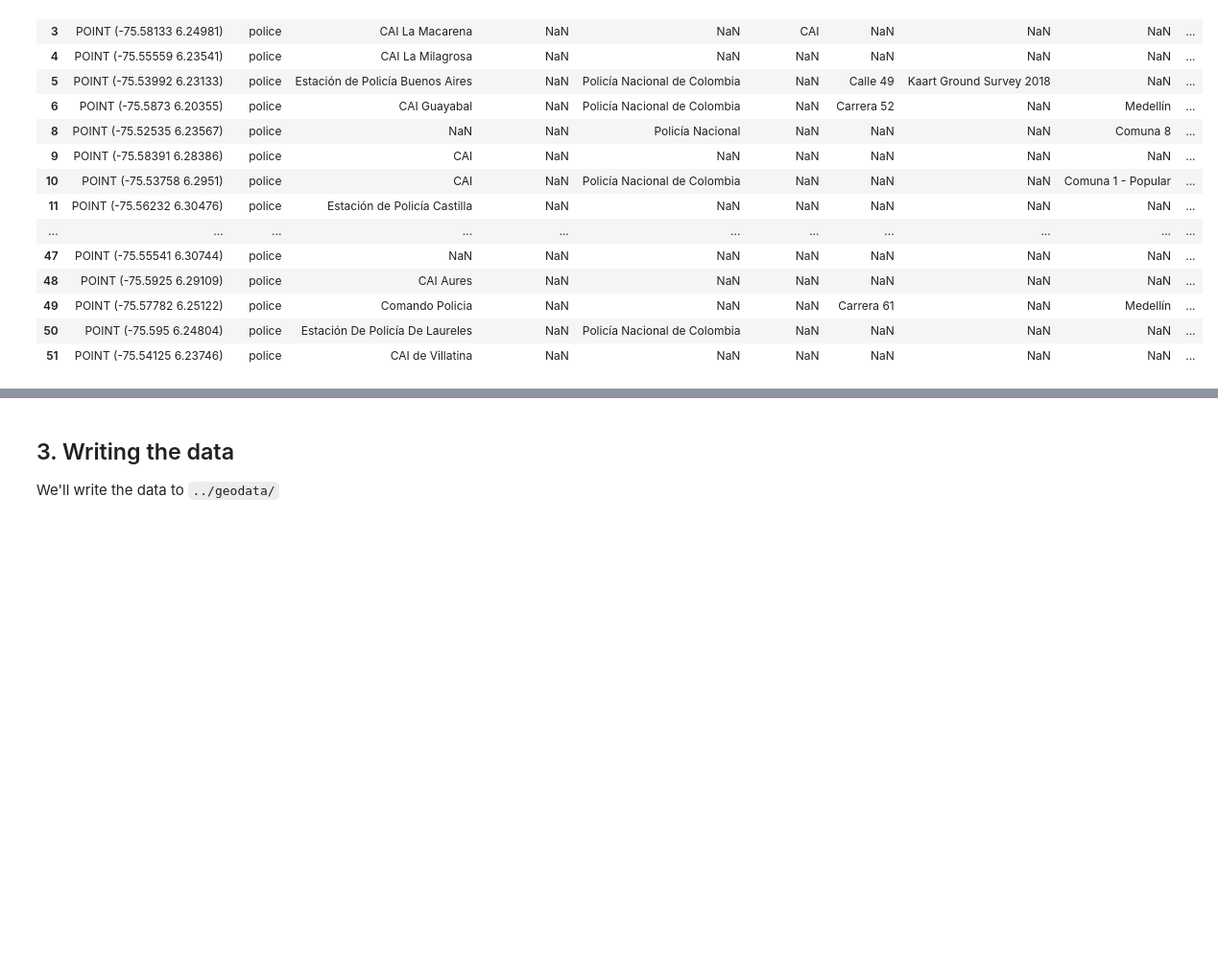
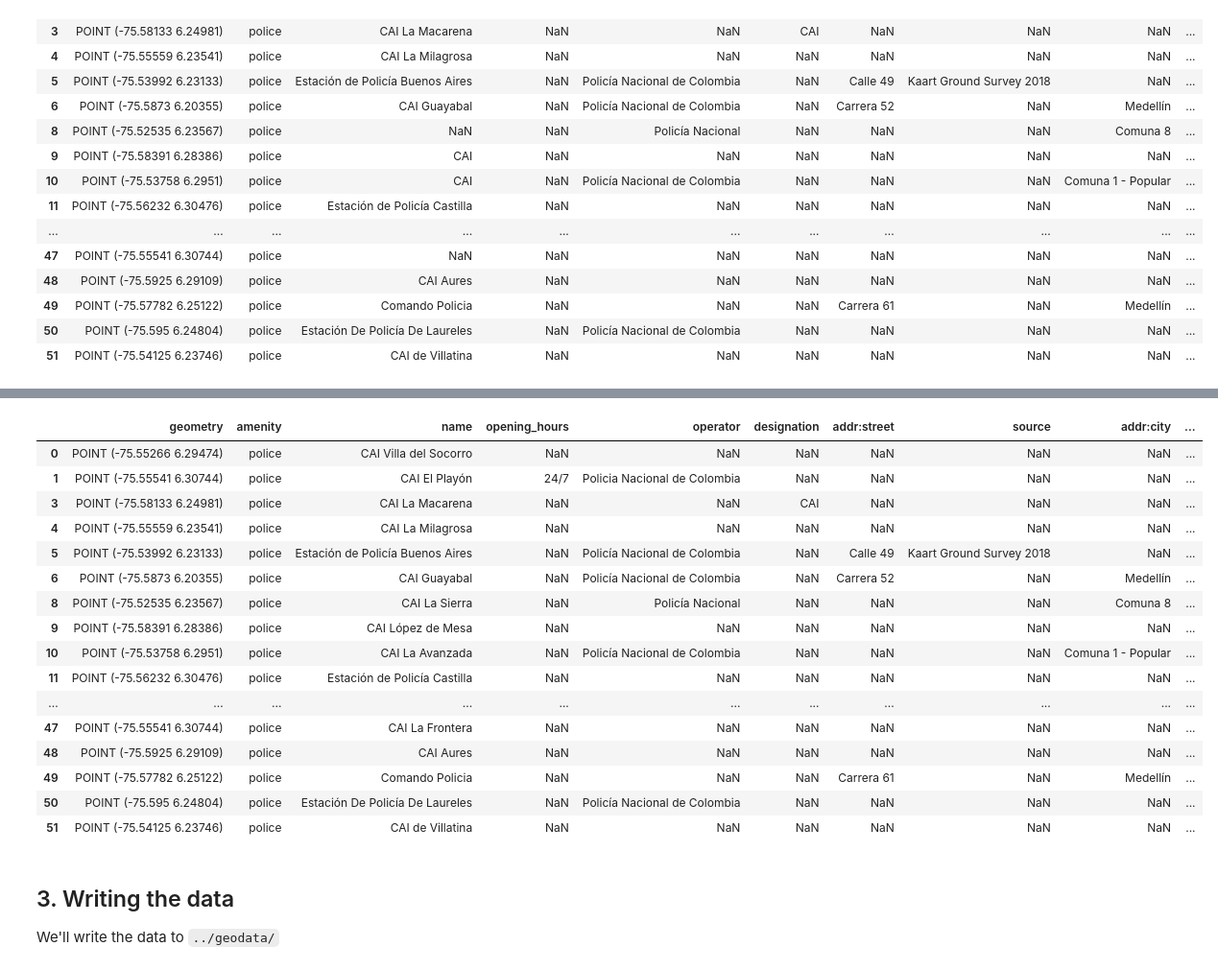
Before and after one commit to Rosvend/VigIA, a Jupyter notebook: notebooks/data-query.ipynb, the cells around one changed output, grey strips where cells are left out. Shown at 96% size. Cells and saved outputs as stored; diff of their text form; code cells hidden in the pictures; blank space fills up the shorter version.

```diff
--- a/notebooks/data-query.ipynb
+++ b/notebooks/data-query.ipynb
@@ -43,0 +42,5 @@ police_stations_raw
+# %%
+barrios_raw = overpass.query(overpassQueryBuilder(
+    area=areaId, elementType='node', selector='"place"="neighbourhood"', out='body', includeGeometry=True
+))
+barrios_raw
@@ -95,3 +100,10 @@ pol_data.head()
 | 2 | POINT (-75.49974 6.21126) | police | Santa Elena | NaN | NaN | NaN | NaN | NaN | NaN | ... |
 | 3 | POINT (-75.58133 6.24981) | police | CAI La Macarena | NaN | NaN | CAI | NaN | NaN | NaN | ... |
 | 4 | POINT (-75.55559 6.23541) | police | CAI La Milagrosa | NaN | NaN | NaN | NaN | NaN | NaN | ... |
+# %%
+barrios = gpd.GeoDataFrame([{
+    'geometry': shapely.from_geojson(str(el.geometry())),
+    **el.tags()
+} for el in barrios_raw.elements()])
+# voilá
+barrios.head()
@@ -138,7 +157,7 @@ plot_all()
 # %% [output]
 [figure]
 # %%
-not_include = ["escuela", "familia", "militar"]
+not_include = ["militar", "escuela", "inspeccion", "familia", "turismo"]
 pol_data = pol_data.loc[
     pol_data['name'].apply(lambda name: all((str(name).lower().find(word) < 0) for word in not_include))
 ]
@@ -195,3 +217,33 @@ plot_all()
+# %%
+from shapely.ops import nearest_points
+def find_nearest(point):
+    return barrios[barrios.geometry == nearest_points(point, barrios.union_all())[1]].iloc[0]
+# %%
+unnamed_stations = pol_data.loc[pol_data["name"].isnull() ^
+        pol_data["name"].apply(lambda name: str(name).lower() in ('policia', 'cai'))
+]
+
+for index, station in unnamed_stations.iterrows():
+    pol_data.loc[index, "name"] = "CAI " + find_nearest(station.geometry)["name"]
+pol_data
+# %% [output]
+|  | geometry | amenity | name | opening_hours | operator | designation | addr:street | source | addr:city | ... |
+| 0 | POINT (-75.55266 6.29474) | police | CAI Villa del Socorro | NaN | NaN | NaN | NaN | NaN | NaN | ... |
+| 1 | POINT (-75.55541 6.30744) | police | CAI El Playón | 24/7 | Policia Nacional de Colombia | NaN | NaN | NaN | NaN | ... |
+| 3 | POINT (-75.58133 6.24981) | police | CAI La Macarena | NaN | NaN | CAI | NaN | NaN | NaN | ... |
+| 4 | POINT (-75.55559 6.23541) | police | CAI La Milagrosa | NaN | NaN | NaN | NaN | NaN | NaN | ... |
+| 5 | POINT (-75.53992 6.23133) | police | Estación de Policía Buenos Aires | NaN | Policía Nacional de Colombia | NaN | Calle 49 | Kaart Ground Survey 2018 | NaN | ... |
+| 6 | POINT (-75.5873 6.20355) | police | CAI Guayabal | NaN | Policía Nacional de Colombia | NaN | Carrera 52 | NaN | Medellín | ... |
+| 8 | POINT (-75.52535 6.23567) | police | CAI La Sierra | NaN | Policía Nacional | NaN | NaN | NaN | Comuna 8 | ... |
+| 9 | POINT (-75.58391 6.28386) | police | CAI López de Mesa | NaN | NaN | NaN | NaN | NaN | NaN | ... |
+| 10 | POINT (-75.53758 6.2951) | police | CAI La Avanzada | NaN | Policía Nacional de Colombia | NaN | NaN | NaN | Comuna 1 - Popular | ... |
+| 11 | POINT (-75.56232 6.30476) | police | Estación de Policía Castilla | NaN | NaN | NaN | NaN | NaN | NaN | ... |
+| ... | ... | ... | ... | ... | ... | ... | ... | ... | ... | ... |
+| 47 | POINT (-75.55541 6.30744) | police | CAI La Frontera | NaN | NaN | NaN | NaN | NaN | NaN | ... |
+| 48 | POINT (-75.5925 6.29109) | police | CAI Aures | NaN | NaN | NaN | NaN | NaN | NaN | ... |
+| 49 | POINT (-75.57782 6.25122) | police | Comando Policia | NaN | NaN | NaN | Carrera 61 | NaN | Medellín | ... |
+| 50 | POINT (-75.595 6.24804) | police | Estación De Policía De Laureles | NaN | Policía Nacional de Colombia | NaN | NaN | NaN | NaN | ... |
+| 51 | POINT (-75.54125 6.23746) | police | CAI de Villatina | NaN | NaN | NaN | NaN | NaN | NaN | ... |
 # %% [markdown]
 ## 3. Writing the data
 We'll write the data to `../geodata/`
```
Also changed, not shown: parts of 7 cells of this notebook, 2 other files.
